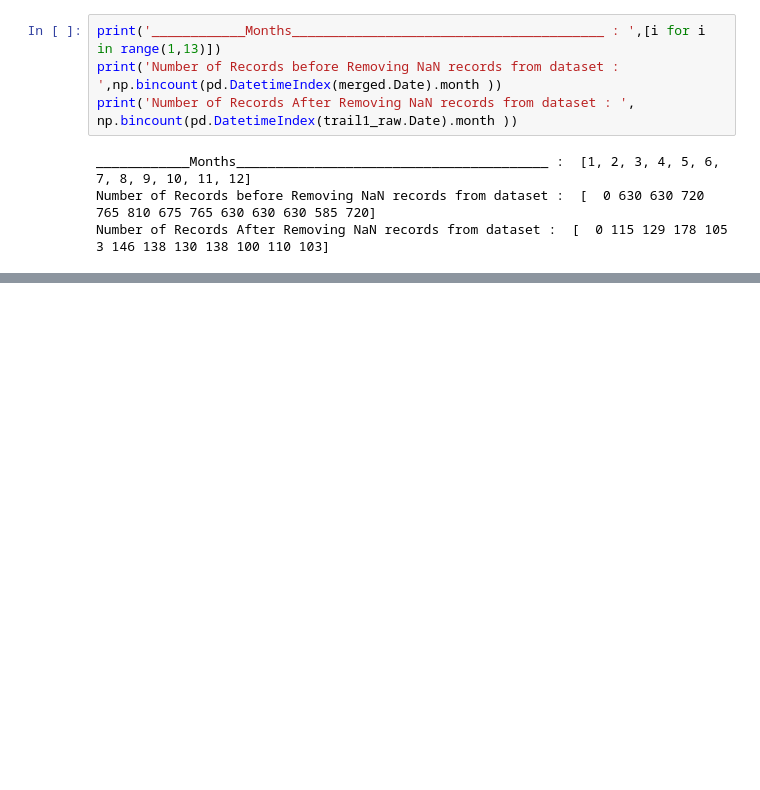
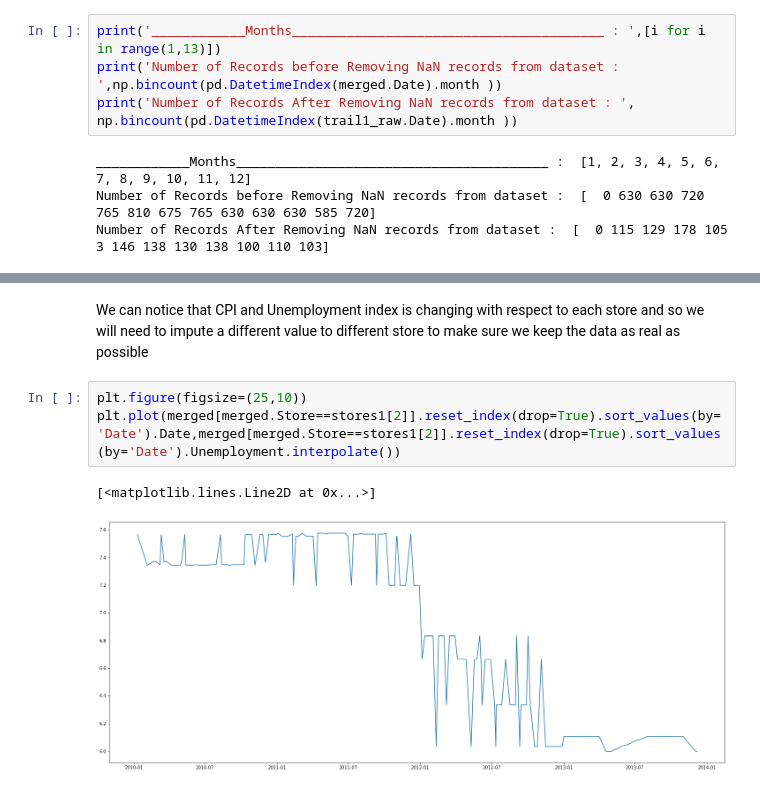
Before and after one commit to shivtejshete/Retail_Analytics, a Jupyter notebook: Modeling.ipynb, the cells around one changed output, grey strips where cells are left out. Saved outputs shown, nothing was run; the diff lists cells and outputs as text; blank space fills up the shorter version.

```diff
--- a/Modeling.ipynb
+++ b/Modeling.ipynb
@@ -240,0 +217,8 @@ trail1_raw.pivot_table(values='Weekly_Sales', index= ['Date'], aggfunc={'Weekly_
+# %% [markdown]
+We can notice that CPI and Unemployment index is changing with respect to each store and so we will need to impute a different value to different store to make sure we keep the data as real as possible
+# %%
+plt.figure(figsize=(25,10))
+plt.plot(merged[merged.Store==stores1[2]].reset_index(drop=True).sort_values(by='Date').Date,merged[merged.Store==stores1[2]].reset_index(drop=True).sort_values(by='Date').Unemployment.interpolate())
+# %% [output]
+[<matplotlib.lines.Line2D at 0x...>]
+[figure, added]
```
Also changed, not shown: parts of 8 cells of this notebook.
